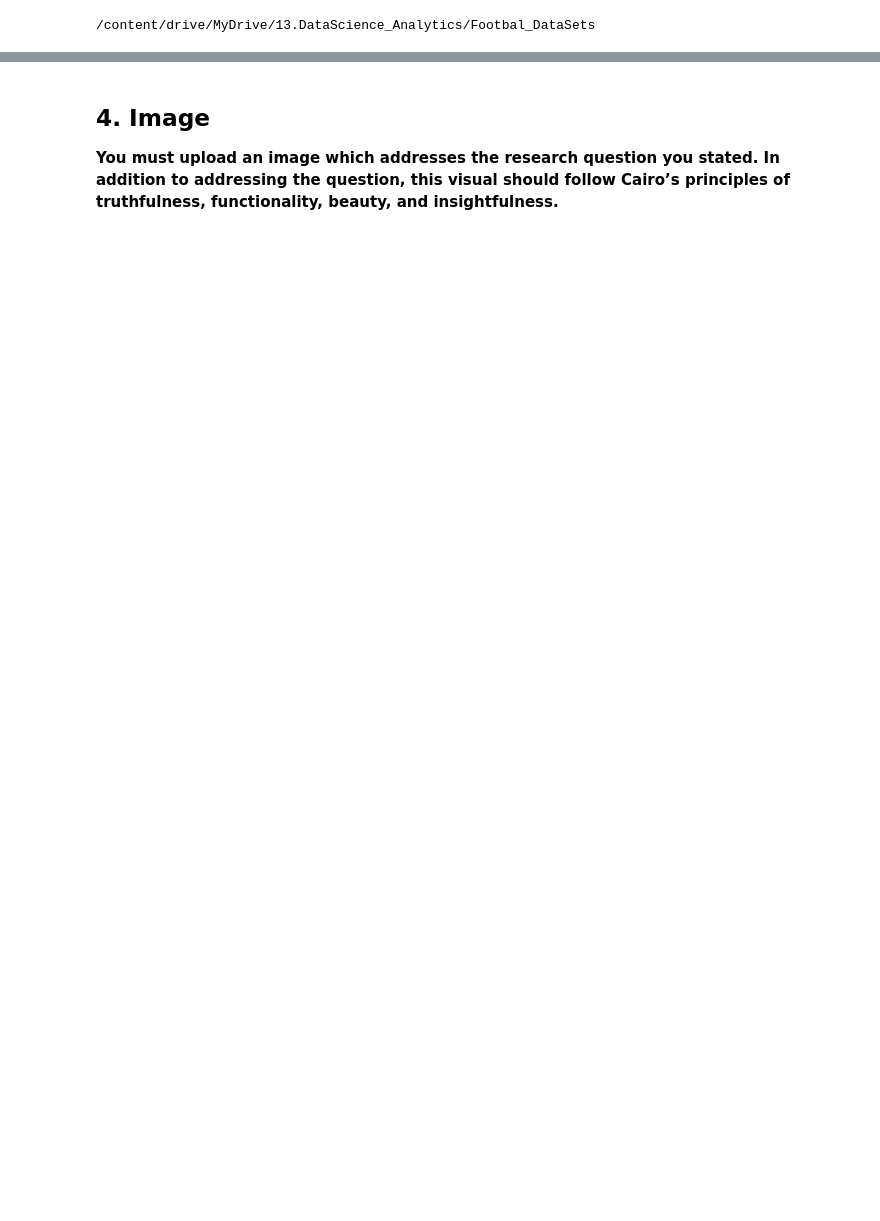
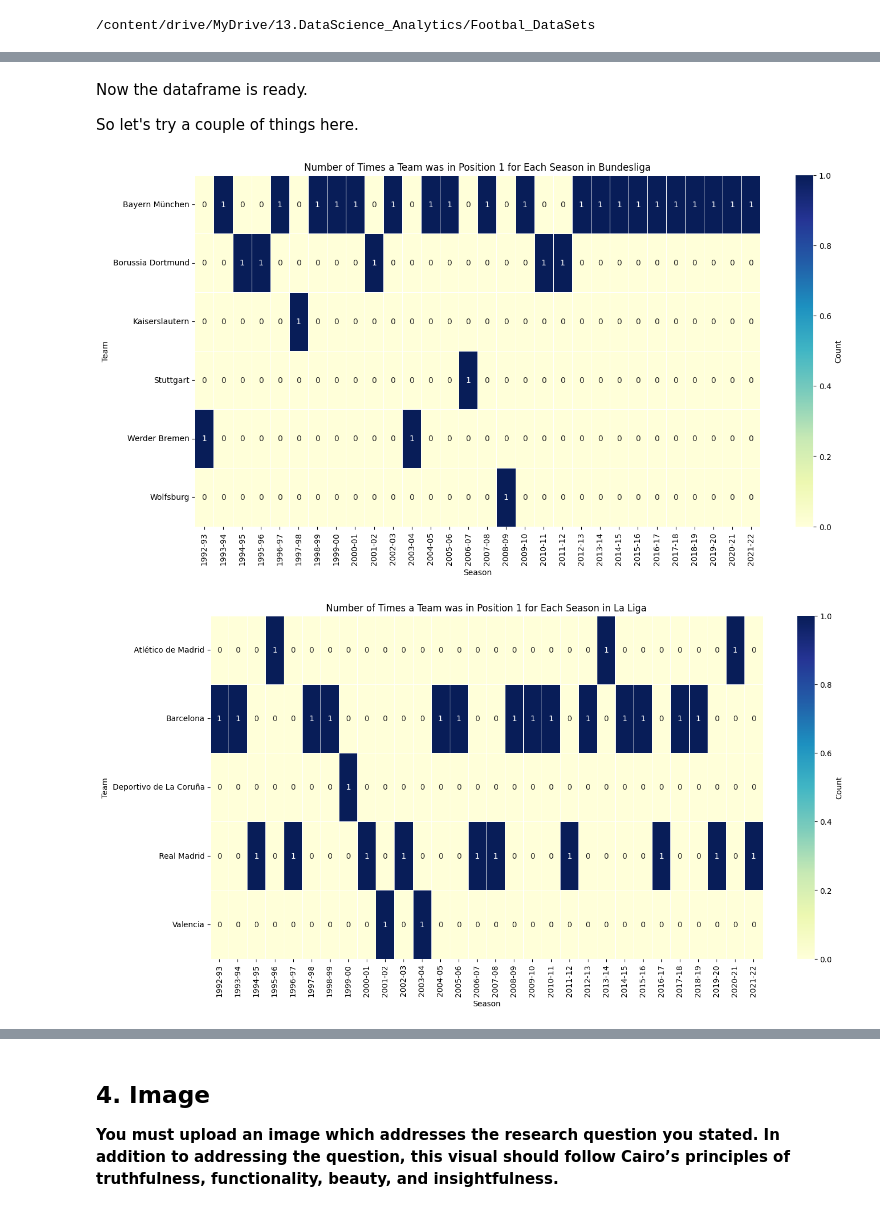
Before and after one commit to gmarambaia/gmarambaia, a Jupyter notebook: [Assignment_DataViz_3]_Applied_Data_Science_with_Python_Specialization_ipynb.ipynb, the cells around one changed output, grey strips where cells are left out. Cells and saved outputs as stored; diff of their text form; code cells hidden in the pictures; blank space fills up the shorter version.

```diff
--- a/[Assignment_DataViz_3]_Applied_Data_Science_with_Python_Specialization_ipynb.ipynb
+++ b/[Assignment_DataViz_3]_Applied_Data_Science_with_Python_Specialization_ipynb.ipynb
@@ -984,0 +1136,16 @@ la_liga.to_csv('la_liga.csv',index=False)
+# %%
+# I noticed that I have some miscalculations in the points percentage column so I will recalculate it
+
+def calculate_Points_Percentage(df):
+    # Calculate maximum possible points and actual points
+    max_points = df['Matches_Played'] * 3
+    points = df['Win'] * 3 + df['Draw']
+
+    # Calculate points percentage, rounded to 1 decimal place
+    df['Points_Percentage'] = ((points / max_points) * 100).round(1)
+
+    return df
+
+combined_df = calculate_Points_Percentage(combined_df)
+
+combined_df.head()
@@ -984,0 +1159,50 @@ la_liga.to_csv('la_liga.csv',index=False)
+# %% [markdown]
+Now the dataframe is ready.
+
+So let's try a couple of things here.
+# %%
+import seaborn as sns
+import matplotlib.pyplot as plt
+
+# Filter the dataframe to only include rows where the 'Position' is 1
+position_1_df = combined_df[combined_df['Position'] == 1]
+
+# Create a nested dictionary to store the count of teams in position 1 for each season in their respective leagues
+league_season_team_count = {}
+
+for _, row in position_1_df.iterrows():
+    league = row['League']
+    season = row['Season']
+    team = row['Team']
+
+    if league not in league_season_team_count:
+        league_season_team_count[league] = {}
+
+    if season not in league_season_team_count[league]:
+        league_season_team_count[league][season] = {}
+
+    if team not in league_season_team_count[league][season]:
+        league_season_team_count[league][season][team] = 1
+    else:
+        league_season_team_count[league][season][team] += 1
+
+# Create a DataFrame for each league and plot the heatmap
+for league, season_team_count in league_season_team_count.items():
+    matrix_data = []
+
+    for season, team_count in season_team_count.items():
+        for team, count in team_count.items():
+            matrix_data.append((team, season, count))
+
+    league_df = pd.DataFrame(matrix_data, columns=['Team', 'Season', 'Count'])
+    matrix_df = league_df.pivot(index='Team', columns='Season', values='Count').fillna(0)
+
+    plt.figure(figsize=(16, 8))
+    sns.heatmap(matrix_df, annot=True, cmap="YlGnBu", linewidths=0.5, cbar_kws={'label': 'Count'})
+    plt.title(f"Number of Times a Team was in Position 1 for Each Season in {league}")
+    plt.xlabel("Season")
+    plt.ylabel("Team")
+    plt.show()
+# %% [output]
+[figure, added]
+[figure, added]
```
Also changed, not shown: parts of 25 cells of this notebook.
